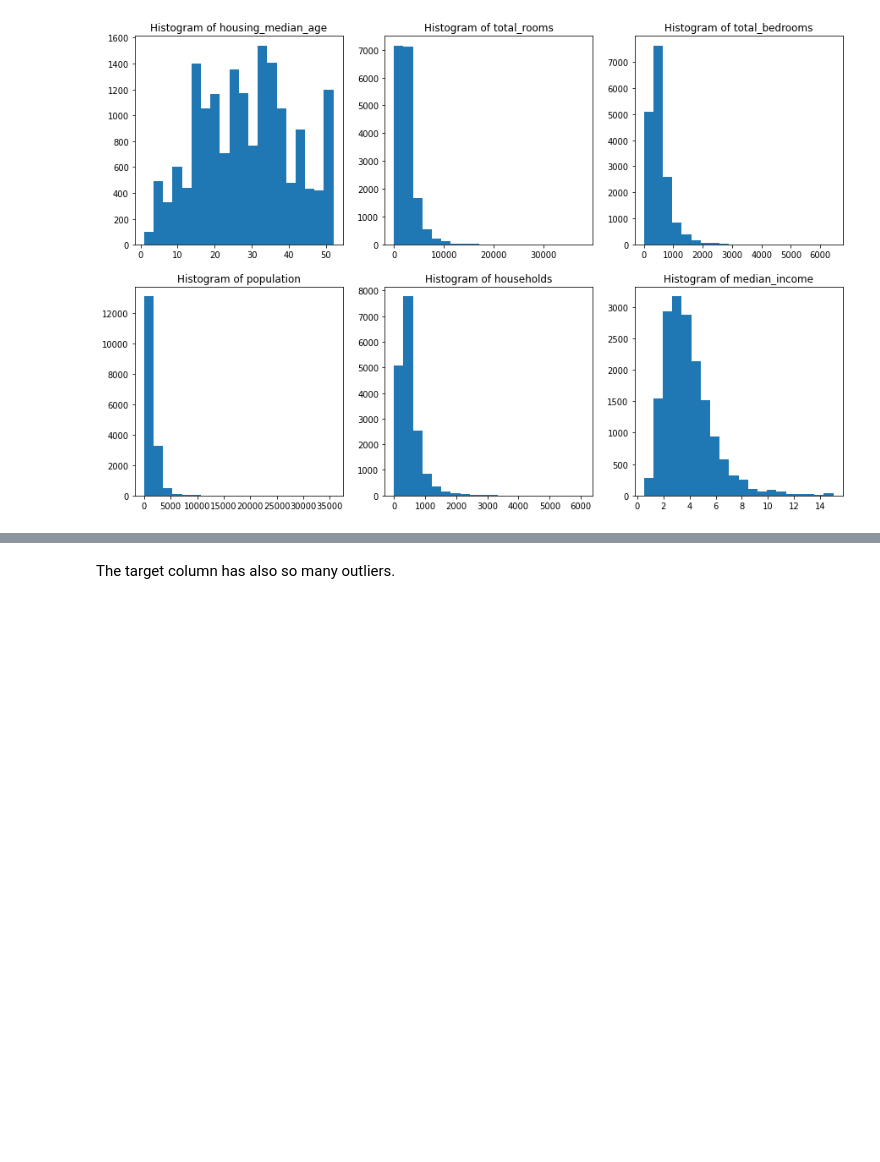
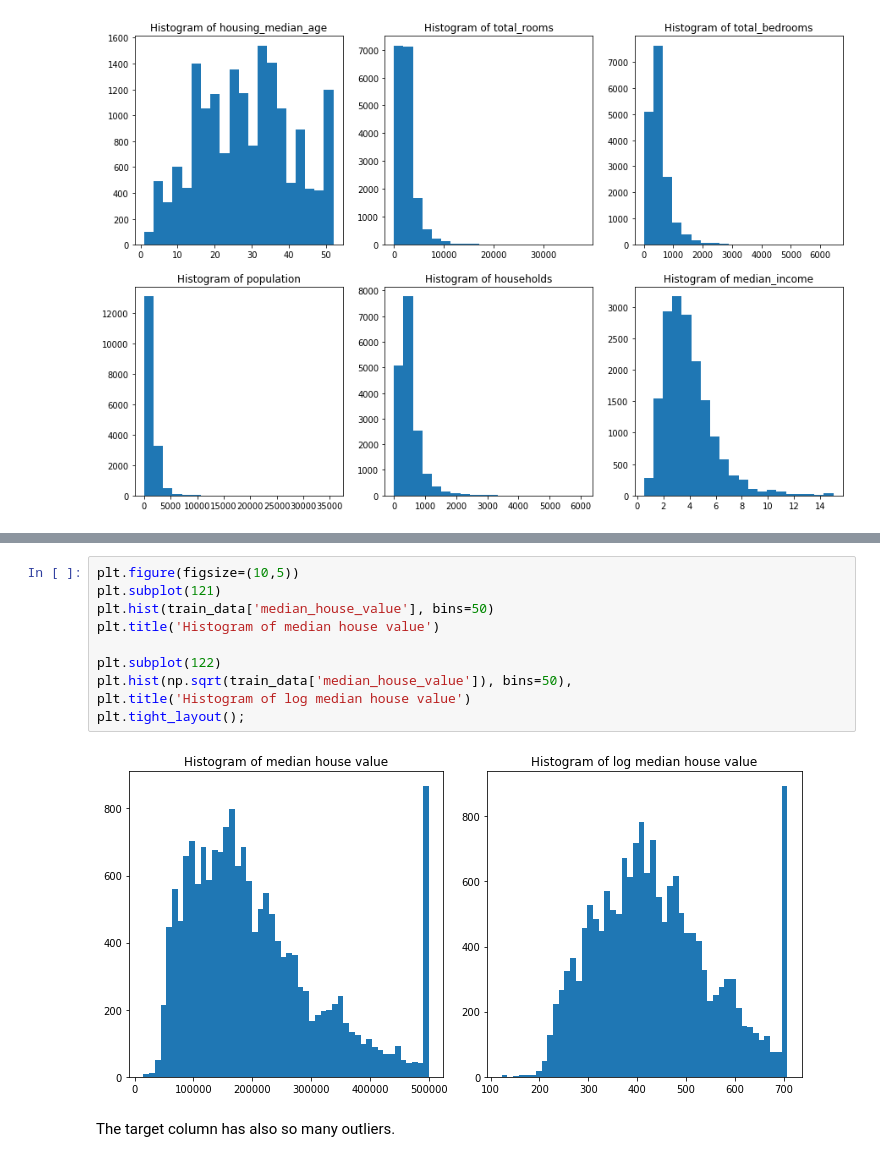
Before and after one commit to thihanaung-thnn/MLnotebooks, a Jupyter notebook: 01_california_house_lr_only.ipynb, the cells around one changed output, grey strips where cells are left out. Cells and saved outputs as stored; diff of their text form; blank space fills up the shorter version.

```diff
--- a/01_california_house_lr_only.ipynb
+++ b/01_california_house_lr_only.ipynb
@@ -103,3 +143,15 @@ plt.hist(train_data['median_house_value'], bins=50);
+# %%
+plt.figure(figsize=(10,5))
+plt.subplot(121)
+plt.hist(train_data['median_house_value'], bins=50)
+plt.title('Histogram of median house value')
+
+plt.subplot(122)
+plt.hist(np.sqrt(train_data['median_house_value']), bins=50),
+plt.title('Histogram of log median house value')
+plt.tight_layout();
+# %% [output]
+[figure, added]
 # %% [markdown]
 The target column has also so many outliers.
 # %%
```
Also changed, not shown: parts of 20 cells of this notebook.
